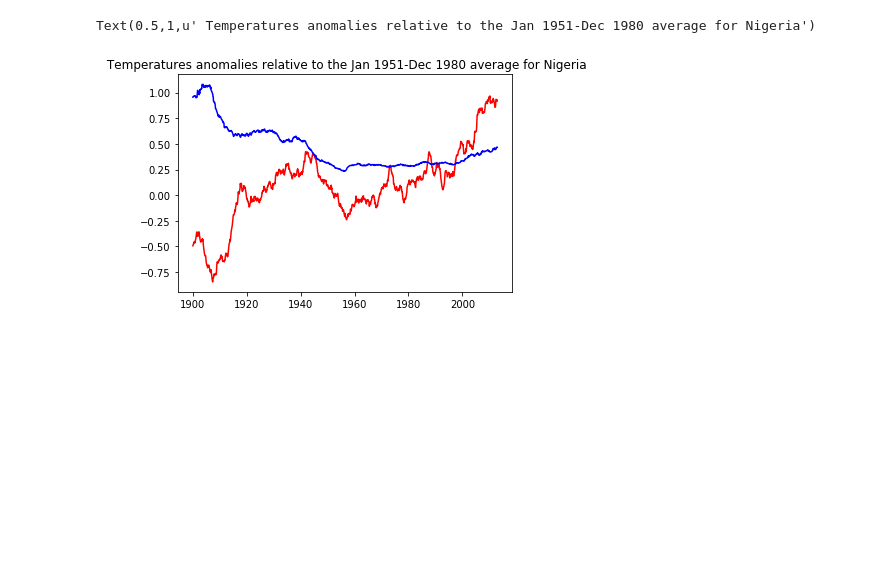
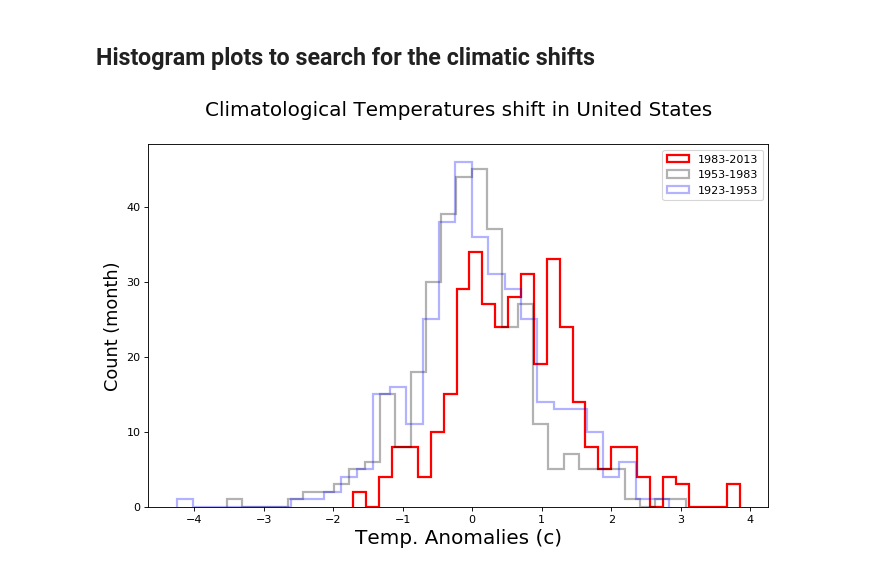
Before and after one commit to bijanfallah/temp_trend, a Jupyter notebook: temp_trend.ipynb, the cells around one changed output. Saved outputs shown, nothing was run; the diff lists cells and outputs as text; code cells hidden in the pictures; blank space fills up the shorter version.

```diff
--- a/temp_trend.ipynb
+++ b/temp_trend.ipynb
@@ -125,7 +92,17 @@ plt.plot(years,rolling_mean_uncertainty,'b')
-# %%
-plt.plot(years[years>1900],rolling_mean_anomaly[years>1900],'r')
-plt.plot(years[years>1900],rolling_mean_uncertainty[years>1900],'b')
-plt.title(" Temperatures anomalies relative to the Jan 1951-Dec 1980 average for "+ Country)
-# %% [output]
-Text(0.5,1,u' Temperatures anomalies relative to the Jan 1951-Dec 1980 average for Nigeria')
-[figure, removed]
+# %% [markdown]
+## Histogram plots to search for the climatic shifts
+# %%
+fig=plt.figure(figsize=(10, 6), dpi= 80, facecolor='w', edgecolor='k')
+plt.hist(monthly_temp[monthly_temp.Year>1983]['Anomaly'].dropna(),bins=30,
+         label='1983-2013', color='red', lw=2,histtype=u'step')
+plt.hist(monthly_temp[(monthly_temp.Year<1983) & (monthly_temp.Year>1953)]['Anomaly'].dropna(),
+         bins=30, label='1953-1983',color='black',histtype=u'step',lw=2, alpha=.3)
+plt.hist(monthly_temp[(monthly_temp.Year<1953) & (monthly_temp.Year>1923)]['Anomaly'].dropna(),
+         bins=30, label='1923-1953',color='blue',histtype=u'step', lw=2, alpha=.3)
+plt.legend()
+plt.xlabel('Temp. Anomalies (c)', fontsize=18)
+plt.ylabel('Count (month)', fontsize=16)
+plt.title("Climatological Temperatures shift in "+Country+"\n", fontsize=18)
+plt.show()
+# %% [output]
+[figure, added]
```
Also changed, not shown: parts of 13 cells of this notebook.
